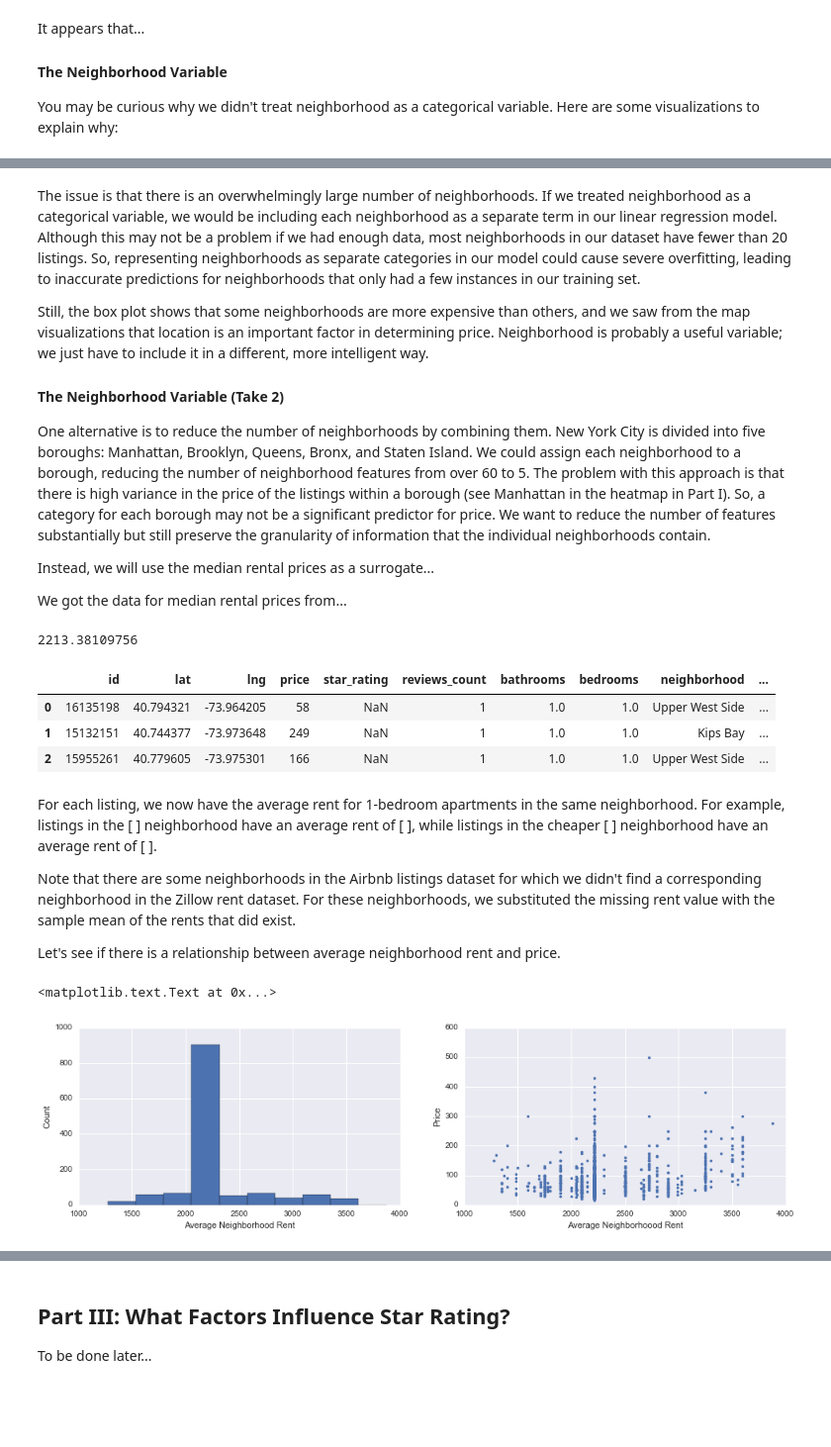
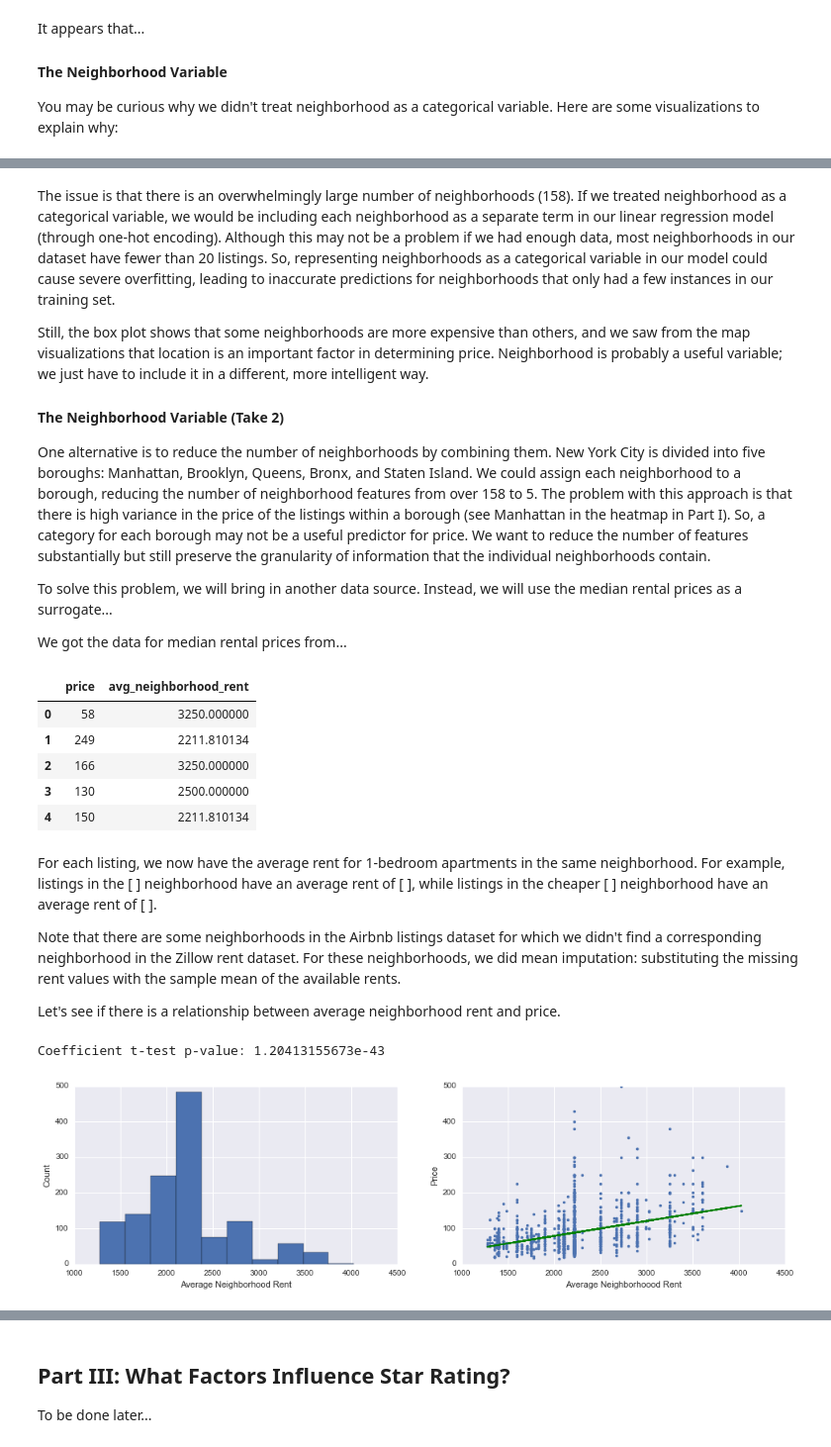
Before and after one commit to shouvikmani/AirbnbDataAnalysis, a Jupyter notebook: Analyzing_Airbnb_in_New_York_City.ipynb, the cells around one changed output, grey strips where cells are left out. Shown: that part at 99% size. Saved outputs shown, nothing was run; the diff lists cells and outputs as text; code cells hidden in the pictures; blank space fills up the shorter version.

Commit message:
Regression

```diff
--- a/Analyzing_Airbnb_in_New_York_City.ipynb
+++ b/Analyzing_Airbnb_in_New_York_City.ipynb
@@ -116,6 +119,7 @@ You can run the `airbnb-client.py` script in this directory by running the follo
 The results will be saved to `airbnb-results.csv`. We will store this csv in a Pandas DataFrame.
 # %%
 airbnbDF = pd.read_csv("data/airbnb-results.csv").drop_duplicates()
+airbnbDF = airbnbDF.reset_index(drop=True)
 airbnbDF.head(3)
 # %% [output]
 |  | id | lat | lng | price | star_rating | reviews_count | bathrooms | bedrooms | neighborhood | ... |
@@ -273,12 +297,12 @@ plotBoxPlot(airbnbDF, name, xlabel, False)
 # %% [markdown]
-The issue is that there is an overwhelmingly large number of neighborhoods. If we treated neighborhood as a categorical variable, we would be including each neighborhood as a separate term in our linear regression model. Although this may not be a problem if we had enough data, most neighborhoods in our dataset have fewer than 20 listings. So, representing neighborhoods as separate categories in our model could cause severe overfitting, leading to inaccurate predictions for neighborhoods that only had a few instances in our training set.
+The issue is that there is an overwhelmingly large number of neighborhoods (158). If we treated neighborhood as a categorical variable, we would be including each neighborhood as a separate term in our linear regression model (through one-hot encoding). Although this may not be a problem if we had enough data, most neighborhoods in our dataset have fewer than 20 listings. So, representing neighborhoods as a categorical variable in our model could cause severe overfitting, leading to inaccurate predictions for neighborhoods that only had a few instances in our training set.
 
 Still, the box plot shows that some neighborhoods are more expensive than others, and we saw from the map visualizations that location is an important factor in determining price. Neighborhood is probably a useful variable; we just have to include it in a different, more intelligent way.
 
 #### The Neighborhood Variable (Take 2)
-One alternative is to reduce the number of neighborhoods by combining them. New York City is divided into five boroughs: Manhattan, Brooklyn, Queens, Bronx, and Staten Island. We could assign each neighborhood to a borough, reducing the number of neighborhood features from over 60 to 5. The problem with this approach is that there is high variance in the price of the listings within a borough (see Manhattan in the heatmap in Part I). So, a category for each borough may not be a significant predictor for price. We want to reduce the number of features substantially but still preserve the granularity of information that the individual neighborhoods contain.
+One alternative is to reduce the number of neighborhoods by combining them. New York City is divided into five boroughs: Manhattan, Brooklyn, Queens, Bronx, and Staten Island. We could assign each neighborhood to a borough, reducing the number of neighborhood features from over 158 to 5. The problem with this approach is that there is high variance in the price of the listings within a borough (see Manhattan in the heatmap in Part I). So, a category for each borough may not be a useful predictor for price. We want to reduce the number of features substantially but still preserve the granularity of information that the individual neighborhoods contain.
 
-Instead, we will use the median rental prices as a surrogate...
+To solve this problem, we will bring in another data source. Instead, we will use the median rental prices as a surrogate...
 
 We got the data for median rental prices from...
 # %%
@@ -288,7 +312,6 @@ class RentsClient:
         df = pd.read_csv(csv_pathname)
         self.rents = df[df["Metro"] == metro]
         self.DATE_STRING = "2016-10"
-
 
     def get_avg_rent(self, neighborhood):
         result = self.rents.loc[self.rents["RegionName"] == neighborhood]
@@ -298,7 +321,7 @@ class RentsClient:
             return None
 
 # Find avg rent of each neighborhood
-rents_client = rc.RentsClient("data/Neighborhood_MedianRentalPrice_1Bedroom.csv", "New York")
+rents_client = RentsClient("data/Neighborhood_MedianRentalPrice_1Bedroom.csv", "New York")
 avg_rents = []
 for i, row in airbnbDF.iterrows():
     avg_rent = rents_client.get_avg_rent(row["neighborhood"])
@@ -314,29 +337,46 @@ mean_avg_rent = sum(avg_rents)/float(len(avg_rents))
 # Set all avg_neighborhood_rent that are NaN to median value
 airbnbDF["avg_neighborhood_rent"] = airbnbDF["avg_neighborhood_rent"].fillna(mean_avg_rent)
 
-airbnbDF.head(3)
+airbnbDF[['price', 'avg_neighborhood_rent']].head()
 # %% [output]
-2213.38109756
-|  | id | lat | lng | price | star_rating | reviews_count | bathrooms | bedrooms | neighborhood | ... |
-| 0 | 16135198 | 40.794321 | -73.964205 | 58 | NaN | 1 | 1.0 | 1.0 | Upper West Side | ... |
-| 1 | 15132151 | 40.744377 | -73.973648 | 249 | NaN | 1 | 1.0 | 1.0 | Kips Bay | ... |
-| 2 | 15955261 | 40.779605 | -73.975301 | 166 | NaN | 1 | 1.0 | 1.0 | Upper West Side | ... |
+|  | price | avg_neighborhood_rent |
+| 0 | 58 | 3250.000000 |
+| 1 | 249 | 2211.810134 |
+| 2 | 166 | 3250.000000 |
+| 3 | 130 | 2500.000000 |
+| 4 | 150 | 2211.810134 |
 # %% [markdown]
 For each listing, we now have the average rent for 1-bedroom apartments in the same neighborhood. For example, listings in the [ ] neighborhood have an average rent of  [ ], while listings in the cheaper [ ] neighborhood have an average rent of [ ].
 
-Note that there are some neighborhoods in the Airbnb listings dataset for which we didn't find a corresponding neighborhood in the Zillow rent dataset. For these neighborhoods, we substituted the missing rent value with the sample mean of the rents that did exist.
+Note that there are some neighborhoods in the Airbnb listings dataset for which we didn't find a corresponding neighborhood in the Zillow rent dataset. For these neighborhoods, we did mean imputation: substituting the missing rent values with the sample mean of the available rents.
 
 Let's see if there is a relationship between average neighborhood rent and price.
 # %%
 plt.figure(figsize=(16,4))
+
+# Histogram of Average Neighborhood Rent
 plt.subplot(1, 2, 1)
 plotHistogram(airbnbDF, 'avg_neighborhood_rent', "Average Neighborhood Rent")
+
+# Scatter plot of Price vs. Average Neighborhood Rent
 plt.subplot(1, 2, 2)
 plt.plot(airbnbDF['avg_neighborhood_rent'], airbnbDF['price'], '.')
-plt.ylim([0,600])
-plt.xlim([1000,4000])
 plt.xlabel("Average Neighborhoood Rent")
 plt.ylabel("Price")
+
+# Regress Price on Average Neighborhood Rent
+y = airbnbDF['price']
+X = airbnbDF['avg_neighborhood_rent']
+X = sm.add_constant(X)
+model = sm.OLS(y, X)
+reg = model.fit()
+constant = reg.params[0]
+avgRentCoef = reg.params[1]
+# Add regression line to plot
+plt.plot(airbnbDF['avg_neighborhood_rent'],
+         constant + avgRentCoef * airbnbDF['avg_neighborhood_rent'],
+         color = 'green')
+print "Coefficient t-test p-value:", reg.pvalues[1]
 # %% [output]
-<matplotlib.text.Text at 0x...>
+Coefficient t-test p-value: 1.20413155673e-43
-[figure, old version]
+[figure, new version]
```
Also changed, not shown: parts of 30 cells of this notebook.
